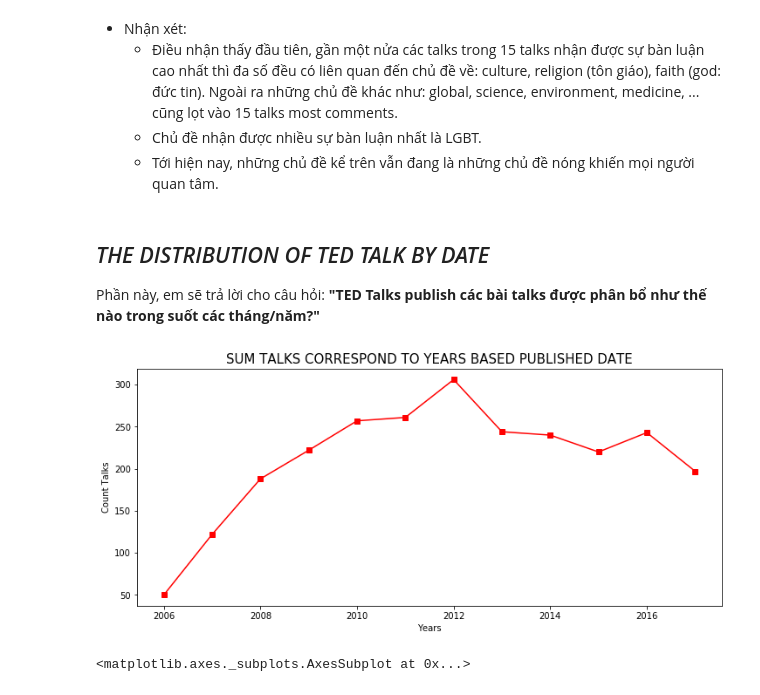
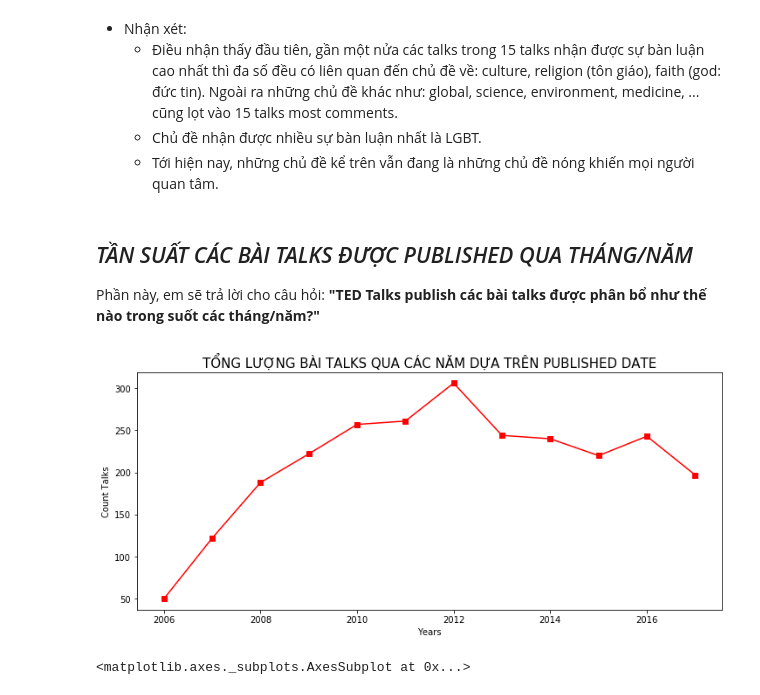
Before and after one commit to nguyenhuynhxuanmai/LTKHDL_FinalProject, a Jupyter notebook: 1712091_NguyenHuynhXuanMai.ipynb, the cells around one changed output. Cells and saved outputs as stored; diff of their text form; code cells hidden in the pictures.

Commit message:
Update based on issue

```diff
--- a/1712091_NguyenHuynhXuanMai.ipynb
+++ b/1712091_NguyenHuynhXuanMai.ipynb
@@ -448,30 +448,30 @@ ted[['title', 'views', 'comments', 'comment/view', 'film_date', 'tags']].sort_va
     - Chủ đề nhận được nhiều sự bàn luận nhất là LGBT.
     - Tới hiện nay, những chủ đề kể trên vẫn đang là những chủ đề nóng khiến mọi người quan tâm.
 # %% [markdown]
-## *THE DISTRIBUTION OF TED TALK BY DATE*
+## *TẦN SUẤT CÁC BÀI TALKS ĐƯỢC PUBLISHED QUA THÁNG/NĂM*
 Phần này, em sẽ trả lời cho câu hỏi: **"TED Talks publish các bài talks được phân bổ như thế nào trong suốt các tháng/năm?"**
 # %%
 # Đầu tiên, em sẽ nhóm các dataframe lại với nhau: tổng các bài talks
 # ('title.count') ứng với năm published (publish_date['year'])
 # Sau đó vẽ bar plot của dataframe này
 #talks_correspond_to_year_published = ted.groupby(ted.published_date.dt.year).title.count()
 
 # Tách DL tháng và năm từ published_date
 ted['year_published'] = ted.published_date.dt.year
 ted['month_published'] = ted.published_date.dt.month
 
 # Group lại => tìm df có tổng số các bài talks có cùng year_published với nhau
 talks_correspond_to_year_published = ted.groupby(['year_published']).title.count()
 
 # Vẽ biểu đồ
 plt.figure(figsize=(12, 5))
 plt.plot(talks_correspond_to_year_published, color = 'r', marker = 's')
 plt.xlabel('Years')
 plt.ylabel('Count Talks')
-plt.title('SUM TALKS CORRESPOND TO YEARS BASED PUBLISHED DATE', size = 15)
+plt.title('TỔNG LƯỢNG BÀI TALKS QUA CÁC NĂM DỰA TRÊN PUBLISHED DATE', size = 15)
 plt.show();
 # %% [output]
-[figure, old version]
+[figure, new version]
 # %%
 ted.groupby(['month_published', 'year_published']).title.count().plot.line(color = 'r', figsize=(12, 5))
 # %% [output]
```
Also changed, not shown: parts of 82 cells of this notebook.
